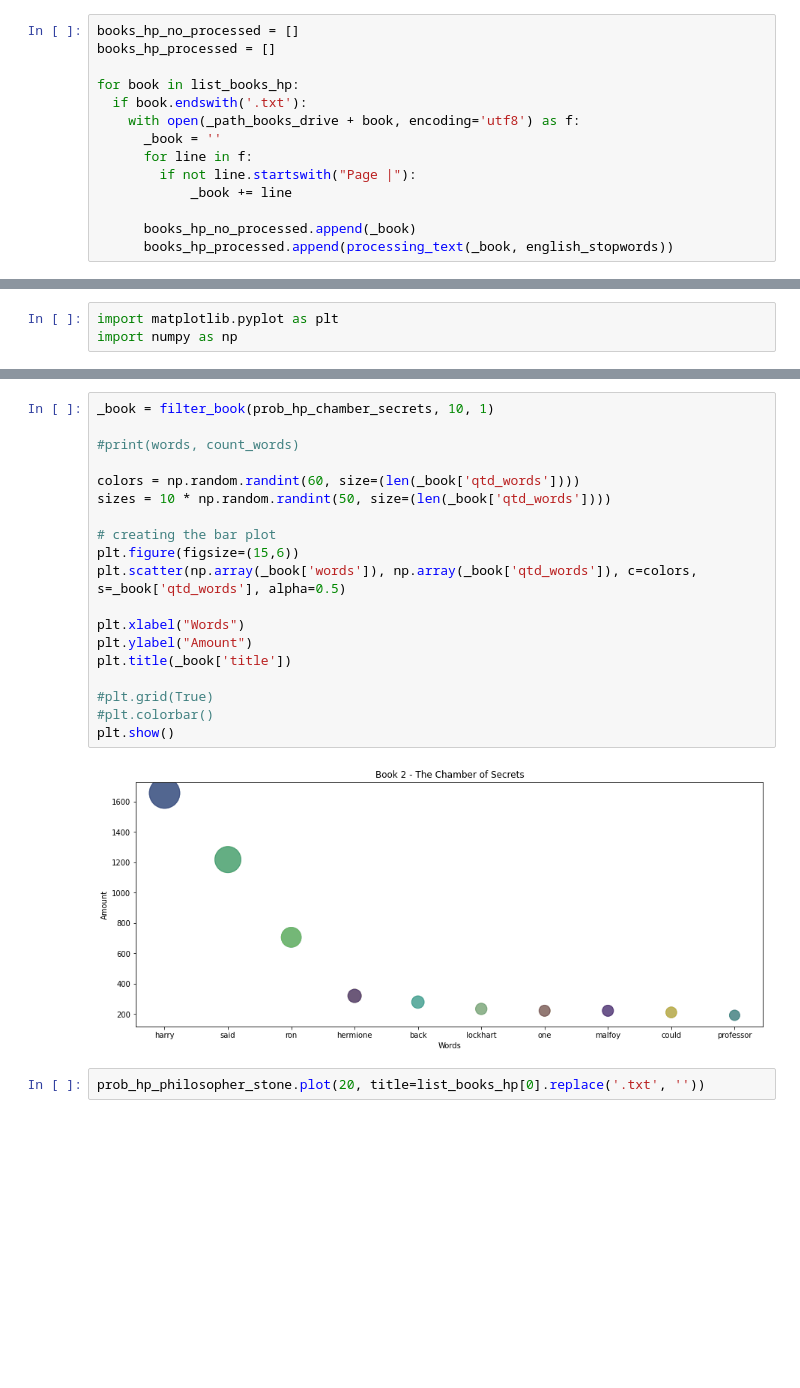
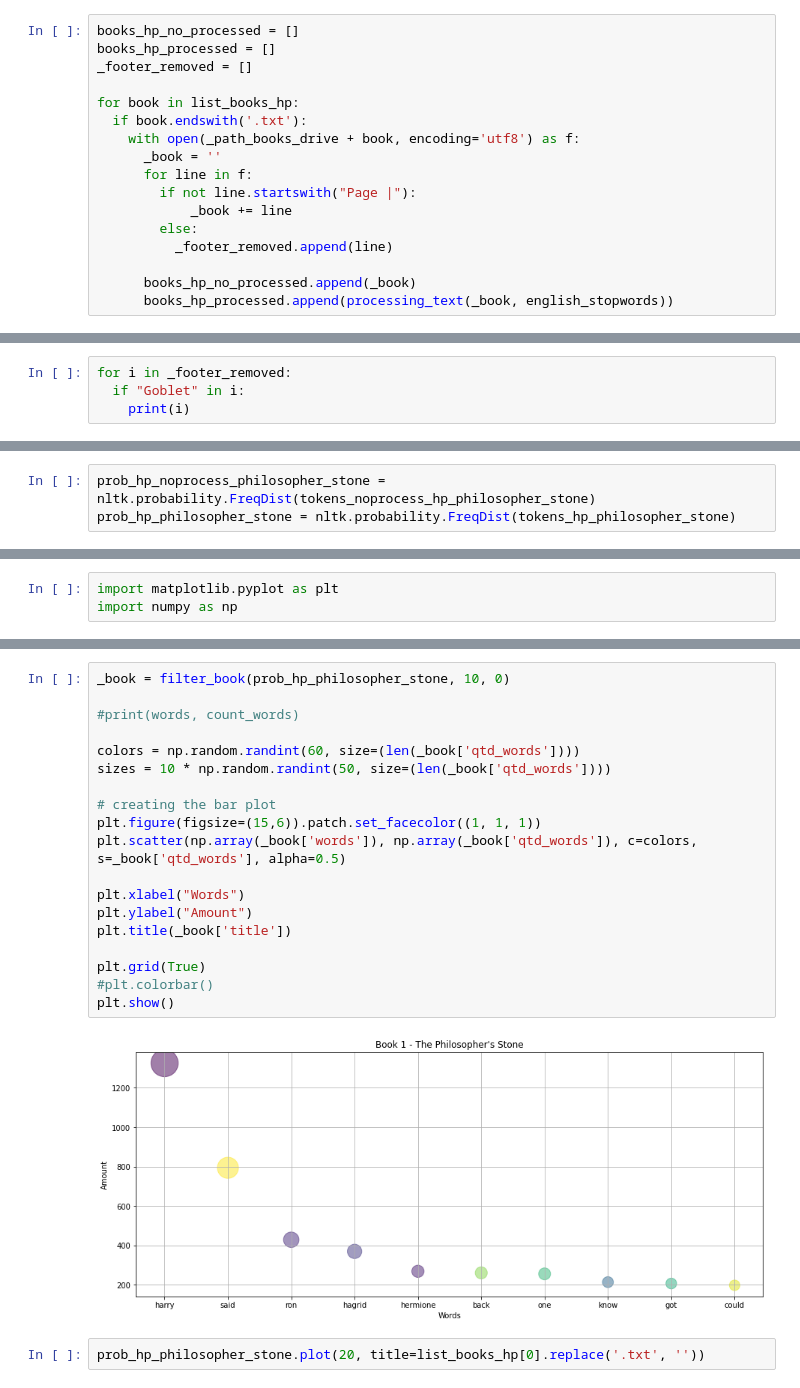
Before and after one commit to Wiryco/Natural-Language-Analysis-And-Processing, a Jupyter notebook: natural_language_analysis_and_processin.ipynb, the cells around one changed output, grey strips where cells are left out. Drawn from its saved outputs; the diff is of its cells as text; blank space fills up the shorter version.

```diff
--- a/natural_language_analysis_and_processin.ipynb
+++ b/natural_language_analysis_and_processin.ipynb
@@ -75,6 +81,7 @@ Realizar a leitura de cada livro e passar o texto na função de processamento p
 # %%
 books_hp_no_processed = []
 books_hp_processed = []
+_footer_removed = []
 
 for book in list_books_hp:
   if book.endswith('.txt'):
@@ -83,6 +90,8 @@ for book in list_books_hp:
       for line in f:
         if not line.startswith("Page |"):
             _book += line
+        else:
+          _footer_removed.append(line)
 
       books_hp_no_processed.append(_book)
       books_hp_processed.append(processing_text(_book, english_stopwords))
@@ -92,6 +101,10 @@ Print do texto sem processamento e com o processamento da função.
 books_hp_no_processed[0]
 # %%
 books_hp_processed[0]
+# %%
+for i in _footer_removed:
+  if "Goblet" in i:
+    print(i)
 # %% [markdown]
 # Códigos de terminal baseados em Linux
 
@@ -148,3 +163,6 @@ prob_hp_goblet_fire = nltk.probability.FreqDist(tokens_hp_goblet_fire)
 prob_hp_phoenix = nltk.probability.FreqDist(tokens_hp_phoenix)
 prob_hp_prince = nltk.probability.FreqDist(tokens_hp_prince)
 prob_hp_hallows = nltk.probability.FreqDist(tokens_hp_hallows)
+# %%
+prob_hp_noprocess_philosopher_stone = nltk.probability.FreqDist(tokens_noprocess_hp_philosopher_stone)
+prob_hp_philosopher_stone = nltk.probability.FreqDist(tokens_hp_philosopher_stone)
@@ -205,24 +232,24 @@ def filter_book(book, count, num_book):
 # %%
-_book = filter_book(prob_hp_chamber_secrets, 10, 1)
+_book = filter_book(prob_hp_philosopher_stone, 10, 0)
 
 #print(words, count_words)
 
 colors = np.random.randint(60, size=(len(_book['qtd_words'])))
 sizes = 10 * np.random.randint(50, size=(len(_book['qtd_words'])))
 
 # creating the bar plot
-plt.figure(figsize=(15,6))
+plt.figure(figsize=(15,6)).patch.set_facecolor((1, 1, 1))
 plt.scatter(np.array(_book['words']), np.array(_book['qtd_words']), c=colors, s=_book['qtd_words'], alpha=0.5)
 
 plt.xlabel("Words")
 plt.ylabel("Amount")
 plt.title(_book['title'])
 
-#plt.grid(True)
+plt.grid(True)
 #plt.colorbar()
 plt.show()
 # %% [output]
-[figure, old version]
+[figure, new version]
 # %%
 prob_hp_philosopher_stone.plot(20, title=list_books_hp[0].replace('.txt', ''))
 # %% [output]
```
Also changed, not shown: parts of 18 cells of this notebook.
